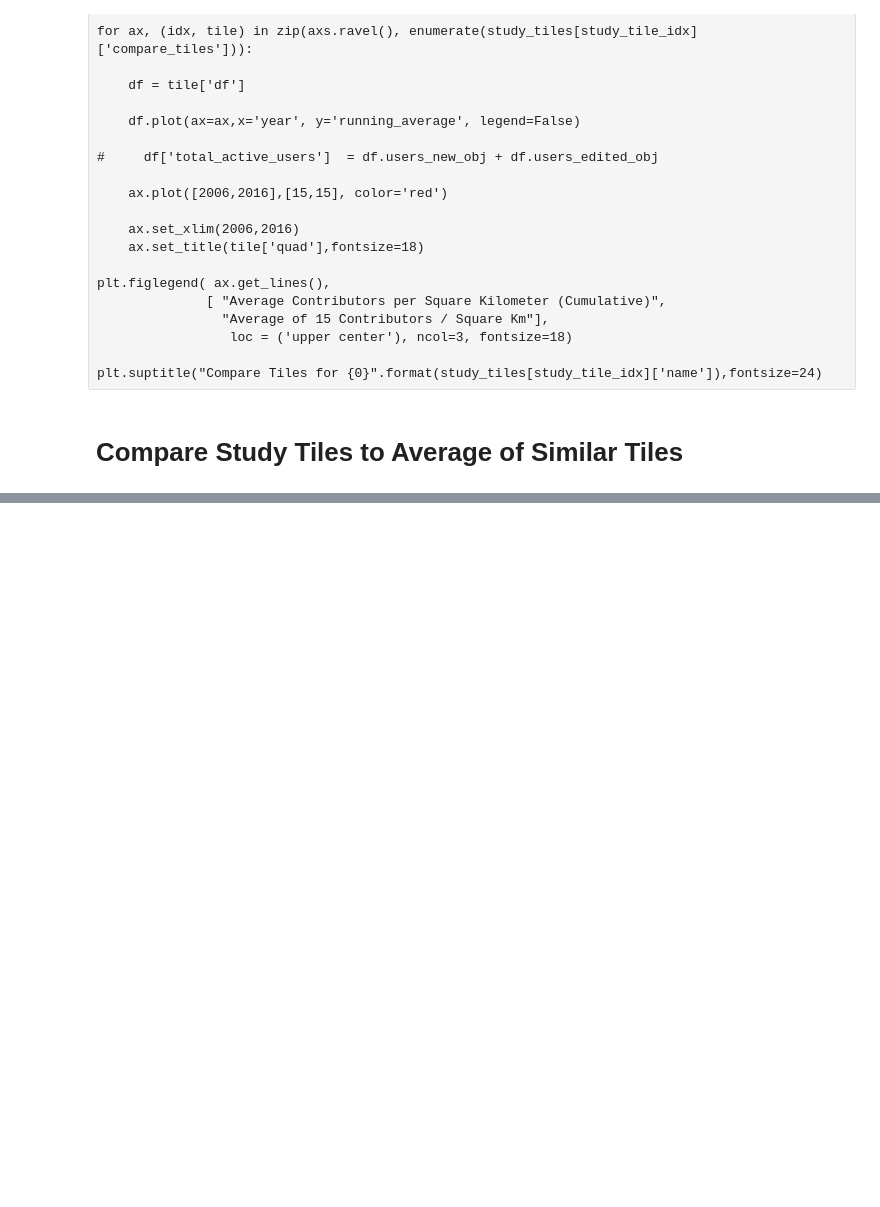
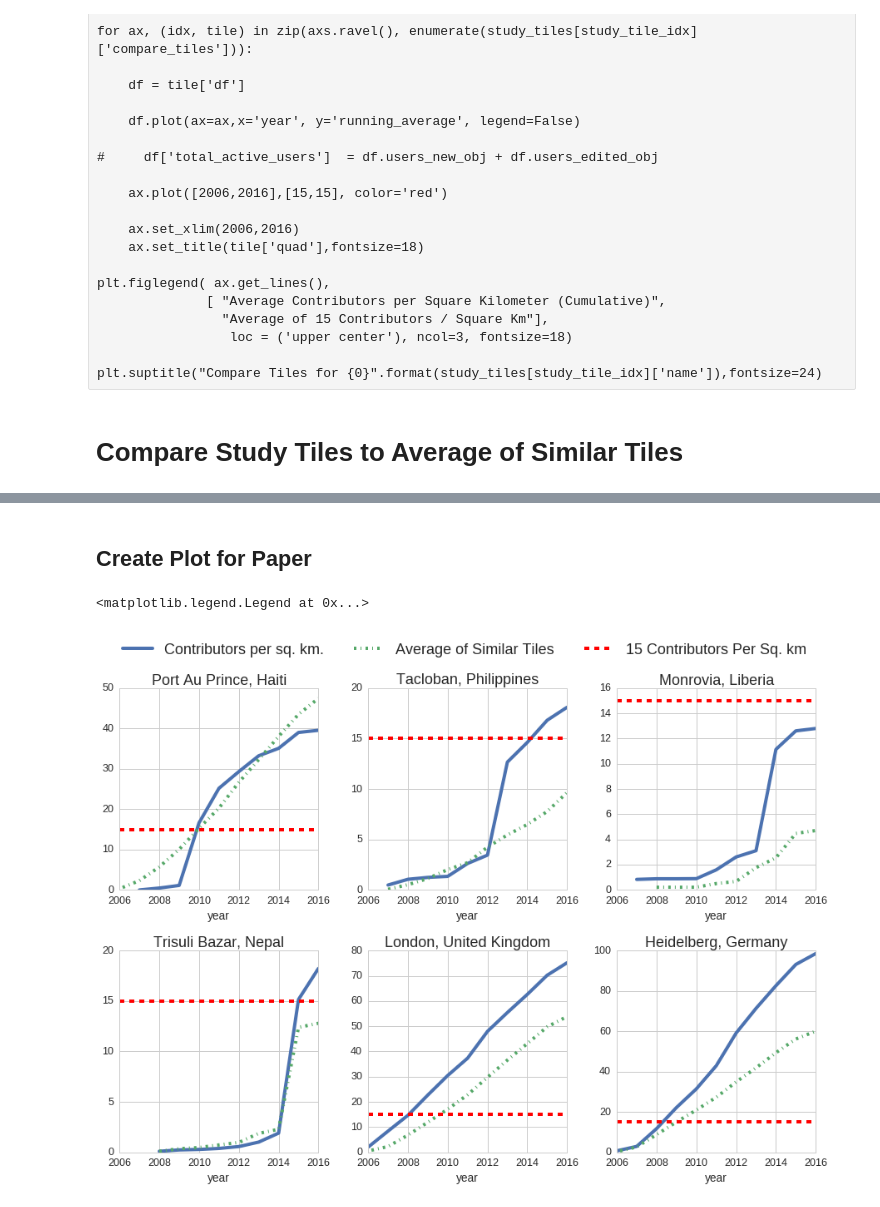
Before and after one commit to jenningsanderson/contributor-centric-qa, a Jupyter notebook: Metric 1 - Contributor Density Per Sq Km.ipynb, the cells around one changed output, grey strips where cells are left out. Drawn from its saved outputs; the diff is of its cells as text; code cells hidden in the pictures; blank space fills up the shorter version.

```diff
--- a/Metric 1 - Contributor Density Per Sq Km.ipynb
+++ b/Metric 1 - Contributor Density Per Sq Km.ipynb
@@ -256,0 +270,3 @@ plt.figlegend( [handles[1], line],
+# %%
+for i, t in enumerate(study_tiles):
+    print(i, t['name'])
@@ -256,0 +283,44 @@ plt.figlegend( [handles[1], line],
+# %%
+study_tiles[2]['name'] = "Tacloban, Philippines"
+study_tiles[7]['name'] = "London, United Kingdom"
+# %% [markdown]
+## Create Plot for Paper
+# %%
+sns.set(font_scale=1.25)
+plt.style.use('seaborn-whitegrid')
+fig, axs = plt.subplots(nrows=2, ncols=3, figsize=(15,10), facecolor='w', edgecolor='k')
+plt.subplots_adjust(wspace=0.25, hspace=0.3)
+
+indices_to_plot = [0,2,4,1,7,6]
+
+st = [study_tiles[x] for x in indices_to_plot]
+
+for ax, (idx, tile) in zip(axs.ravel(), enumerate(st)):
+
+    ax = tile['df'].plot(ax=ax,x='year',y='running_average',lw=4)
+
+    if len(tile['compare_tiles'])>0:
+        compare_df = pd.DataFrame()
+        for t in tile['compare_tiles']:
+            compare_df = pd.concat([compare_df,t['df']])
+
+        avg = compare_df.groupby('year').aggregate({'running_average' : pd.Series.mean})
+        avg.plot(ax=ax, y='running_average',linestyle="-.",lw=4)
+
+    ax.set_xlim(2006,2016)
+
+    ax.set_title(tile['name'])
+
+    line, = ax.plot([2006,2016],[15,15], color='red', linestyle='--',lw=4)
+
+    ax.legend_.remove()
+    handles, labels = ax.get_legend_handles_labels()
+
+    ax.set_title(tile['name'], fontsize=18)
+
+plt.figlegend( [handles[0],handles[1], line],
+               ["Contributors per sq. km.","Average of Similar Tiles", "15 Contributors Per Sq. km"],
+               loc=('upper center'), ncol=3, fontsize=18)
+# %% [output]
+<matplotlib.legend.Legend at 0x...>
+[figure, added]
```
Also changed, not shown: parts of 3 cells of this notebook, 3 other files.
